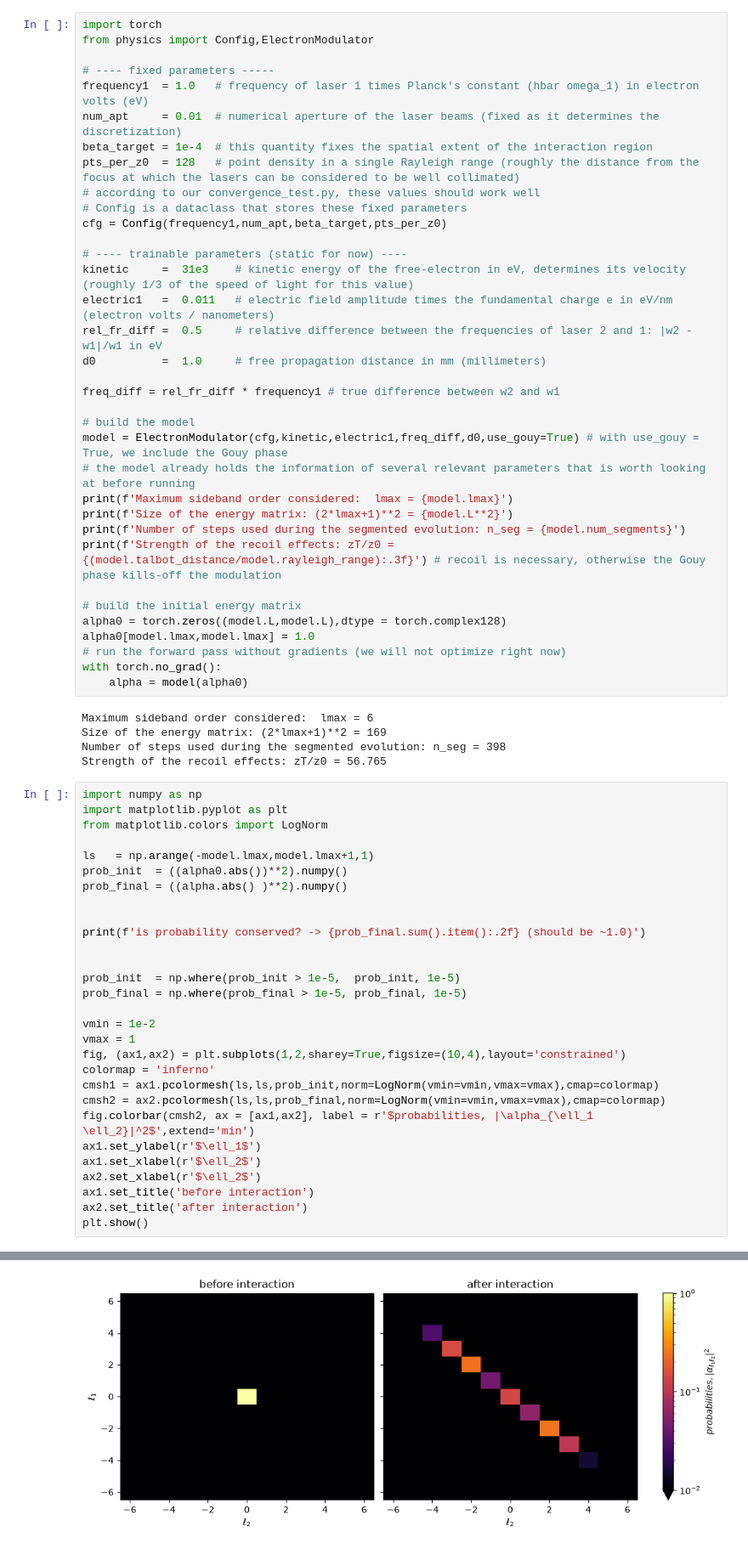
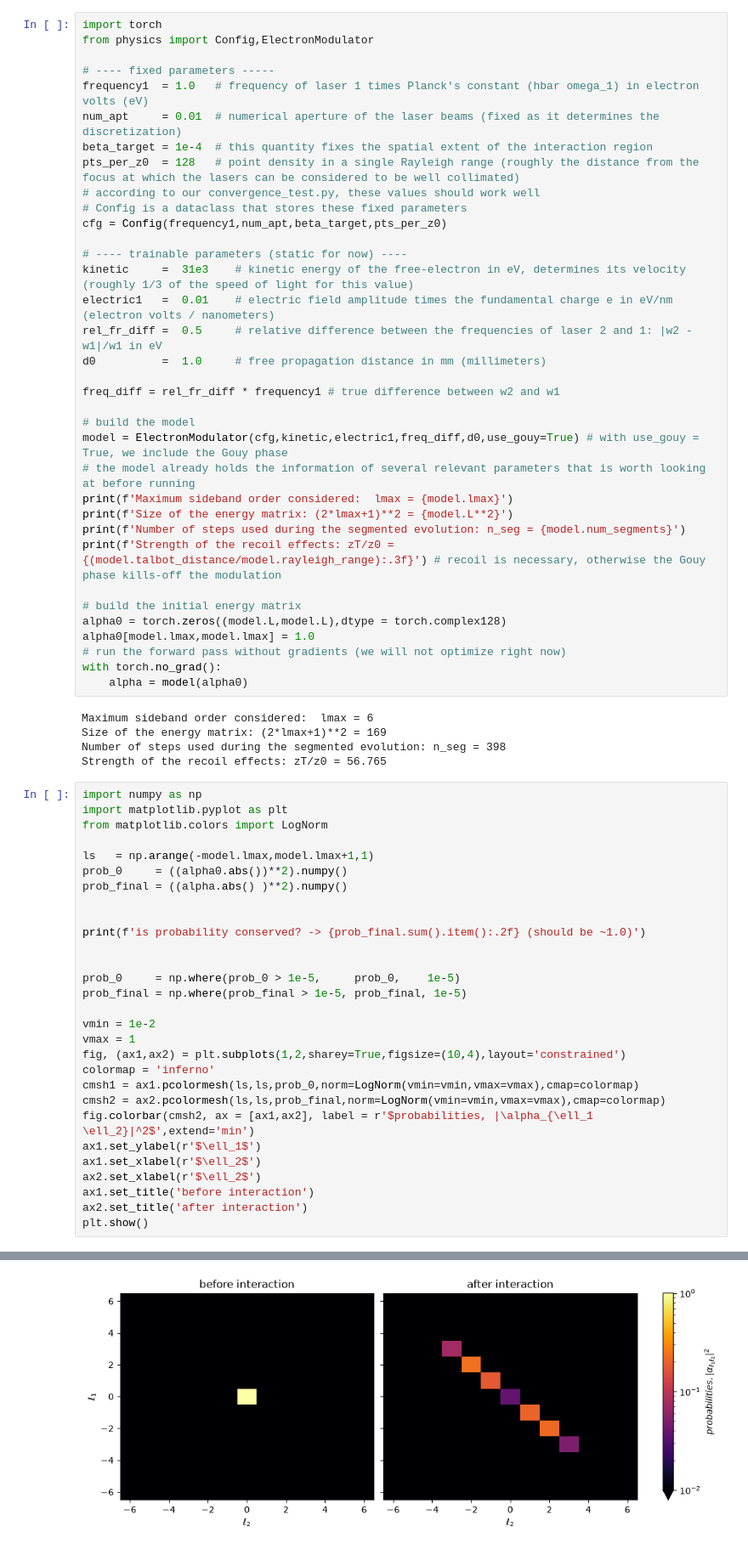
Before and after one commit to civelasco/diff-iels, a Jupyter notebook: example.ipynb, the cells around one changed output, grey strips where cells are left out. Shown at 85% size. Drawn from its saved outputs; the diff is of its cells as text.

```diff
--- a/example.ipynb
+++ b/example.ipynb
@@ -34,7 +34,7 @@ cfg = Config(frequency1,num_apt,beta_target,pts_per_z0)
 
 # ---- trainable parameters (static for now) ----
 kinetic     =  31e3    # kinetic energy of the free-electron in eV, determines its velocity (roughly 1/3 of the speed of light for this value)
-electric1   =  0.011   # electric field amplitude times the fundamental charge e in eV/nm (electron volts / nanometers)
+electric1   =  0.01    # electric field amplitude times the fundamental charge e in eV/nm (electron volts / nanometers)
 rel_fr_diff =  0.5     # relative difference between the frequencies of laser 2 and 1: |w2 - w1|/w1 in eV
 d0          =  1.0     # free propagation distance in mm (millimeters)
 
@@ -62,33 +62,33 @@ Strength of the recoil effects: zT/z0 = 56.765
 # %%
 import numpy as np
 import matplotlib.pyplot as plt
 from matplotlib.colors import LogNorm
 
 ls   = np.arange(-model.lmax,model.lmax+1,1)
-prob_init  = ((alpha0.abs())**2).numpy()
+prob_0     = ((alpha0.abs())**2).numpy()
 prob_final = ((alpha.abs() )**2).numpy()
 
 
 print(f'is probability conserved? -> {prob_final.sum().item():.2f} (should be ~1.0)')
 
 
-prob_init  = np.where(prob_init > 1e-5,  prob_init, 1e-5)
+prob_0     = np.where(prob_0 > 1e-5,     prob_0,    1e-5)
 prob_final = np.where(prob_final > 1e-5, prob_final, 1e-5)
 
 vmin = 1e-2
 vmax = 1
 fig, (ax1,ax2) = plt.subplots(1,2,sharey=True,figsize=(10,4),layout='constrained')
 colormap = 'inferno'
-cmsh1 = ax1.pcolormesh(ls,ls,prob_init,norm=LogNorm(vmin=vmin,vmax=vmax),cmap=colormap)
+cmsh1 = ax1.pcolormesh(ls,ls,prob_0,norm=LogNorm(vmin=vmin,vmax=vmax),cmap=colormap)
 cmsh2 = ax2.pcolormesh(ls,ls,prob_final,norm=LogNorm(vmin=vmin,vmax=vmax),cmap=colormap)
 fig.colorbar(cmsh2, ax = [ax1,ax2], label = r'$probabilities, |\alpha_{\ell_1 \ell_2}|^2$',extend='min')
 ax1.set_ylabel(r'$\ell_1$')
 ax1.set_xlabel(r'$\ell_2$')
 ax2.set_xlabel(r'$\ell_2$')
 ax1.set_title('before interaction')
 ax2.set_title('after interaction')
 plt.show()
 # %% [output]
 is probability conserved? -> 1.00 (should be ~1.0)
-[figure, old version]
+[figure, new version]
 # %% [markdown]
```
Also changed, not shown: parts of 11 cells of this notebook, 5 other files.
